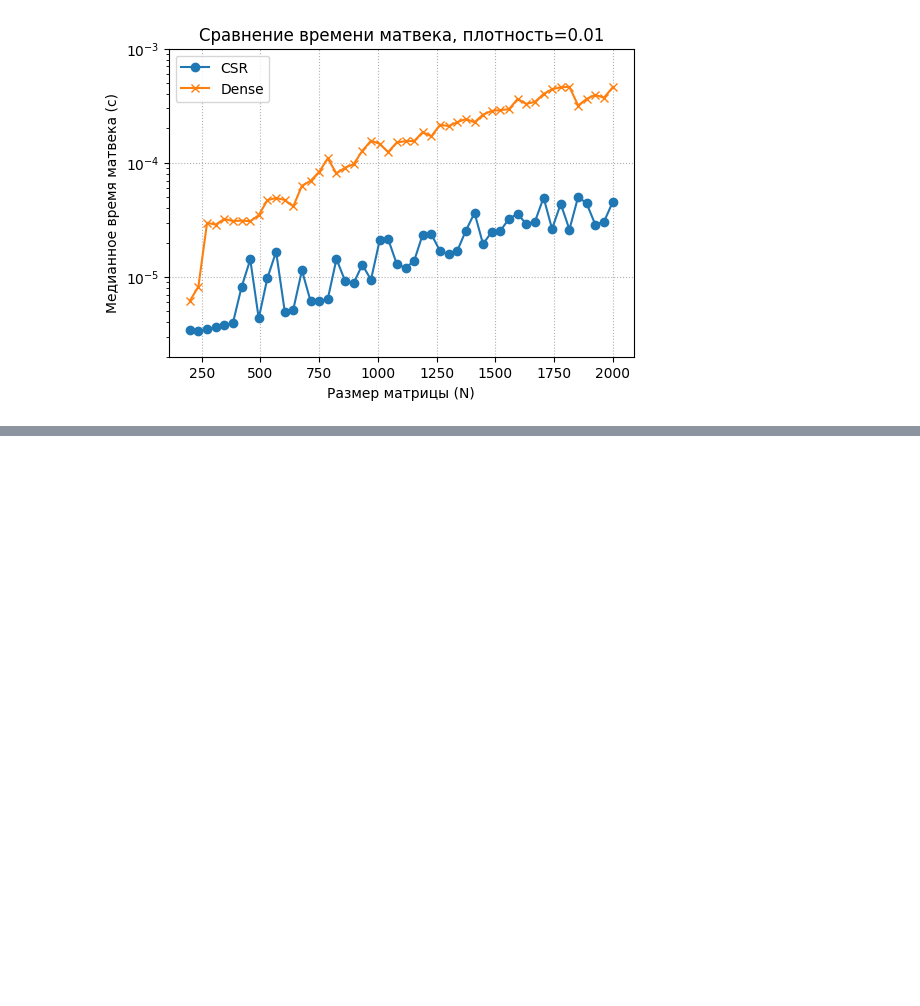
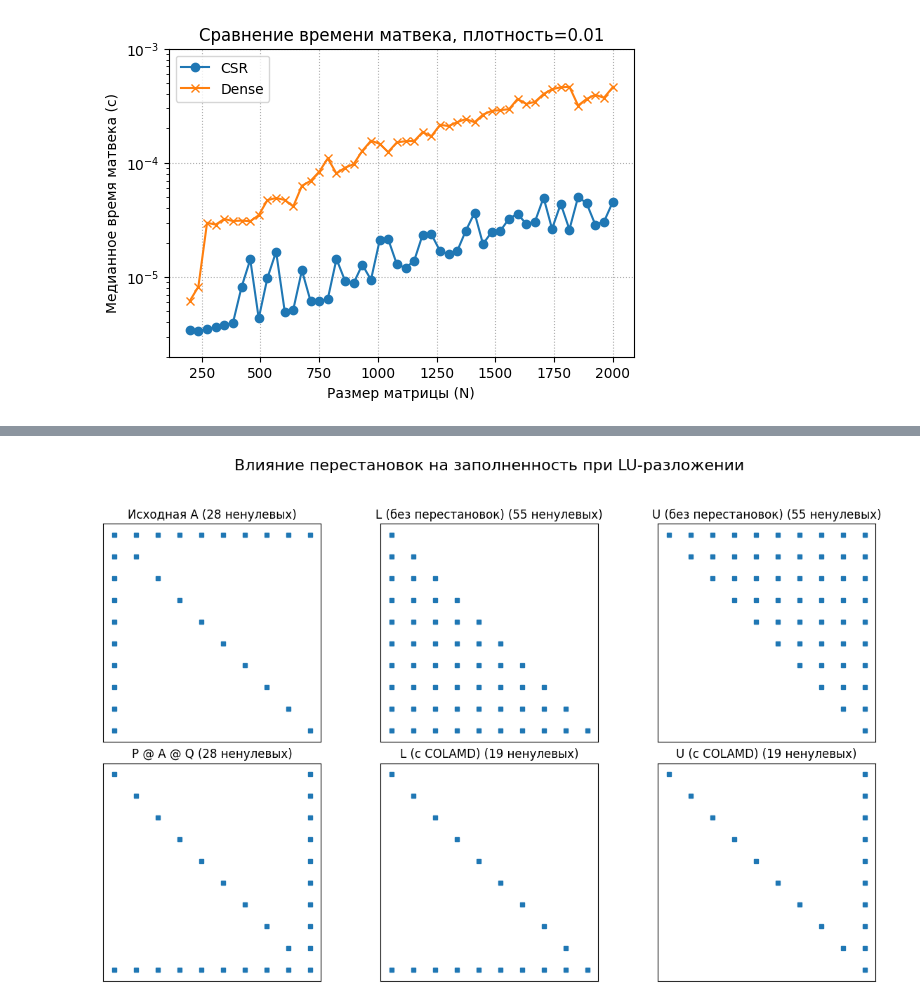
Before and after one commit to MerkulovDaniil/nla360, a Jupyter notebook: files/sparse_la.ipynb, the cells around one changed output, grey strips where cells are left out. Cells and saved outputs as stored; diff of their text form; code cells hidden in the pictures; blank space fills up the shorter version.

```diff
--- a/files/sparse_la.ipynb
+++ b/files/sparse_la.ipynb
@@ -232,0 +171,99 @@ plt.show()
+# %%
+import numpy as np
+import scipy.sparse as sp
+import scipy.sparse.linalg as spla
+import matplotlib.pyplot as plt
+
+# 1. Создание разреженной матрицы
+# Создадим матрицу, где LU разложение без перестановок приведет к заполнению.
+# Пример: "стреловидная" матрица (arrowhead matrix)
+n = 10
+A_dense = np.diag(np.random.rand(n) + 1)  # Диагональ
+A_dense[0, 1:] = np.random.rand(n - 1) * 0.5
+A_dense[1:, 0] = np.random.rand(n - 1) * 0.5
+A = sp.csc_matrix(A_dense) # Преобразуем в разреженный формат CSC (Compressed Sparse Column)
+
+print("Исходная разреженная матрица A (ненулевые элементы):")
+print(A)
+
+# 2. LU разложение без перестановок (естественный порядок)
+# Используем splu (SuperLU) из scipy.sparse.linalg
+# permc_spec="NATURAL" означает отсутствие перестановок столбцов
+lu_natural = spla.splu(A, permc_spec="NATURAL", diag_pivot_thresh=0) # diag_pivot_thresh=0 отключает частичный пивотинг
+
+L_natural = lu_natural.L
+U_natural = lu_natural.U
+
+# 3. LU разложение с перестановками для минимизации заполнения
+# Используем COLAMD (Column Approximate Minimum Degree) - популярный алгоритм
+# splu по умолчанию использует перестановки для уменьшения заполнения
+lu_permuted = spla.splu(A, diag_pivot_thresh=0) # По умолчанию permc_spec='COLAMD'
+
+L_permuted = lu_permuted.L
+U_permuted = lu_permuted.U
+# Важно: Факторы L и U соответствуют матрице P @ A @ Q, где P и Q - матрицы перестановок
+# lu_permuted.perm_r содержит индексы перестановки строк (P)
+# lu_permuted.perm_c содержит индексы перестановки столбцов (Q)
+
+# 4. Визуализация разреженности
+fig, axs = plt.subplots(2, 3, figsize=(12, 8))
+fig.suptitle("Влияние перестановок на заполненность при LU-разложении", fontsize=16)
+
+# Исходная матрица
+axs[0, 0].spy(A, markersize=5)
+axs[0, 0].set_title(f"Исходная A ({A.nnz} ненулевых)")
+axs[0, 0].set_xticks([])
+axs[0, 0].set_yticks([])
+
+
+# Факторы без перестановок
+axs[0, 1].spy(L_natural, markersize=5)
+axs[0, 1].set_title(f"L (без перестановок) ({L_natural.nnz} ненулевых)")
+axs[0, 1].set_xticks([])
+axs[0, 1].set_yticks([])
+
+
+axs[0, 2].spy(U_natural, markersize=5)
+axs[0, 2].set_title(f"U (без перестановок) ({U_natural.nnz} ненулевых)")
+axs[0, 2].set_xticks([])
+axs[0, 2].set_yticks([])
+
+
+# Переставленная матрица (для наглядности, хотя splu работает с ней неявно)
+P = sp.csc_matrix((np.ones(n), (lu_permuted.perm_r, np.arange(n))))
+Q = sp.csc_matrix((np.ones(n), (np.arange(n), lu_permuted.perm_c)))
+A_permuted = P @ A @ Q
+
+axs[1, 0].spy(A_permuted, markersize=5)
+axs[1, 0].set_title(f"P @ A @ Q ({A_permuted.nnz} ненулевых)")
+axs[1, 0].set_xticks([])
+axs[1, 0].set_yticks([])
+
+
+# Факторы с перестановками
+axs[1, 1].spy(L_permuted, markersize=5)
+axs[1, 1].set_title(f"L (с COLAMD) ({L_permuted.nnz} ненулевых)")
+axs[1, 1].set_xticks([])
+axs[1, 1].set_yticks([])
+
+
+axs[1, 2].spy(U_permuted, markersize=5)
+axs[1, 2].set_title(f"U (с COLAMD) ({U_permuted.nnz} ненулевых)")
+axs[1, 2].set_xticks([])
+axs[1, 2].set_yticks([])
+
+
+plt.tight_layout(rect=[0, 0.03, 1, 0.95]) # Adjust layout to prevent title overlap
+plt.savefig('sparse_permutation.pdf')
+plt.show()
+
+print("\nСравнение количества ненулевых элементов:")
+print(f"Исходная матрица A: {A.nnz}")
+print(f"L (без перестановок): {L_natural.nnz}")
+print(f"U (без перестановок): {U_natural.nnz}")
+print(f"Сумма L+U (без перестановок): {L_natural.nnz + U_natural.nnz - n}") # Вычитаем диагональ L, которая вся единицы
+print("-" * 20)
+print(f"L (с COLAMD): {L_permuted.nnz}")
+print(f"U (с COLAMD): {U_permuted.nnz}")
+print(f"Сумма L+U (с COLAMD): {L_permuted.nnz + U_permuted.nnz - n}")
+# %% [output]
@@ -232,0 +287 @@ plt.show()
+[figure, added]
```
Also changed, not shown: parts of 3 cells of this notebook.
